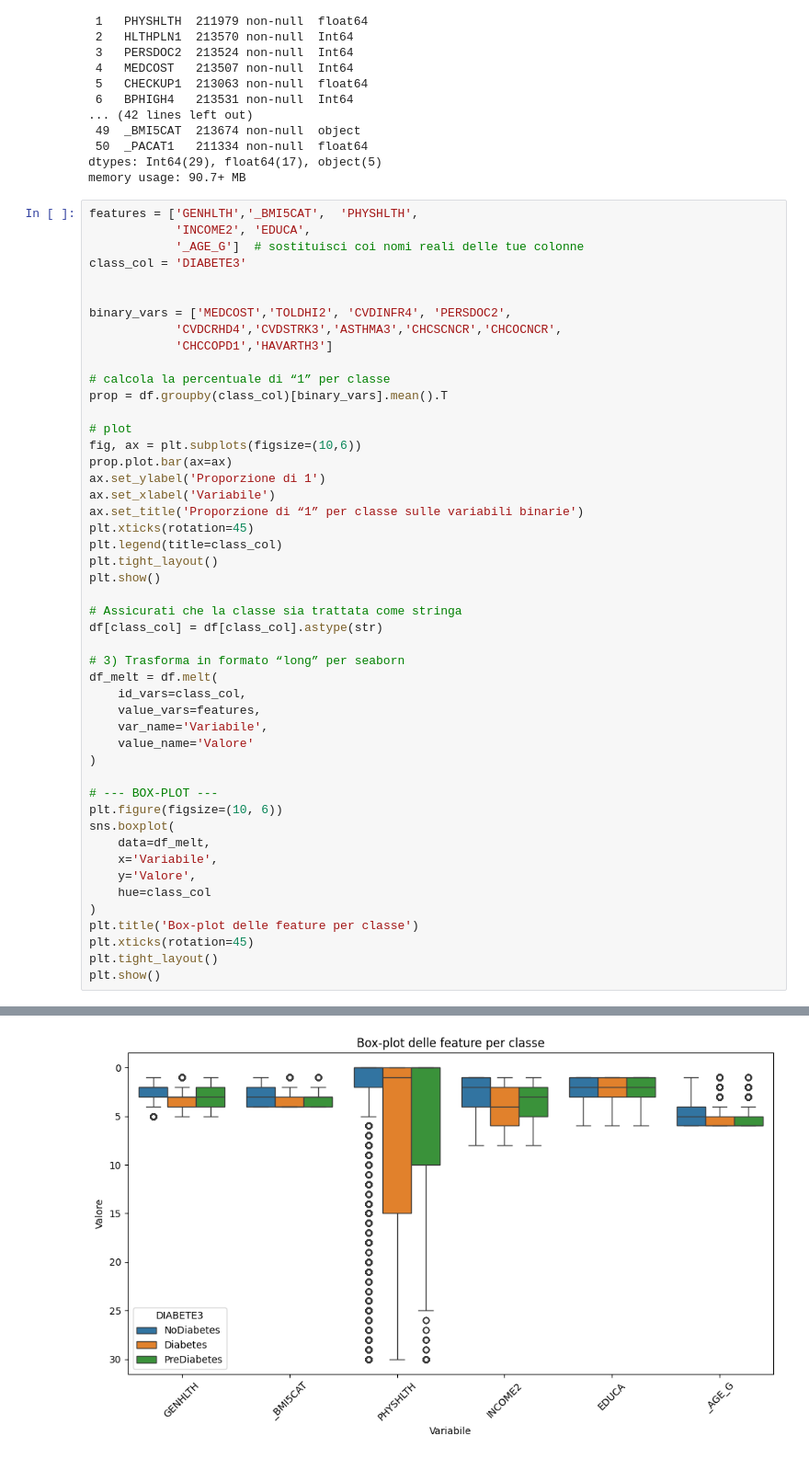
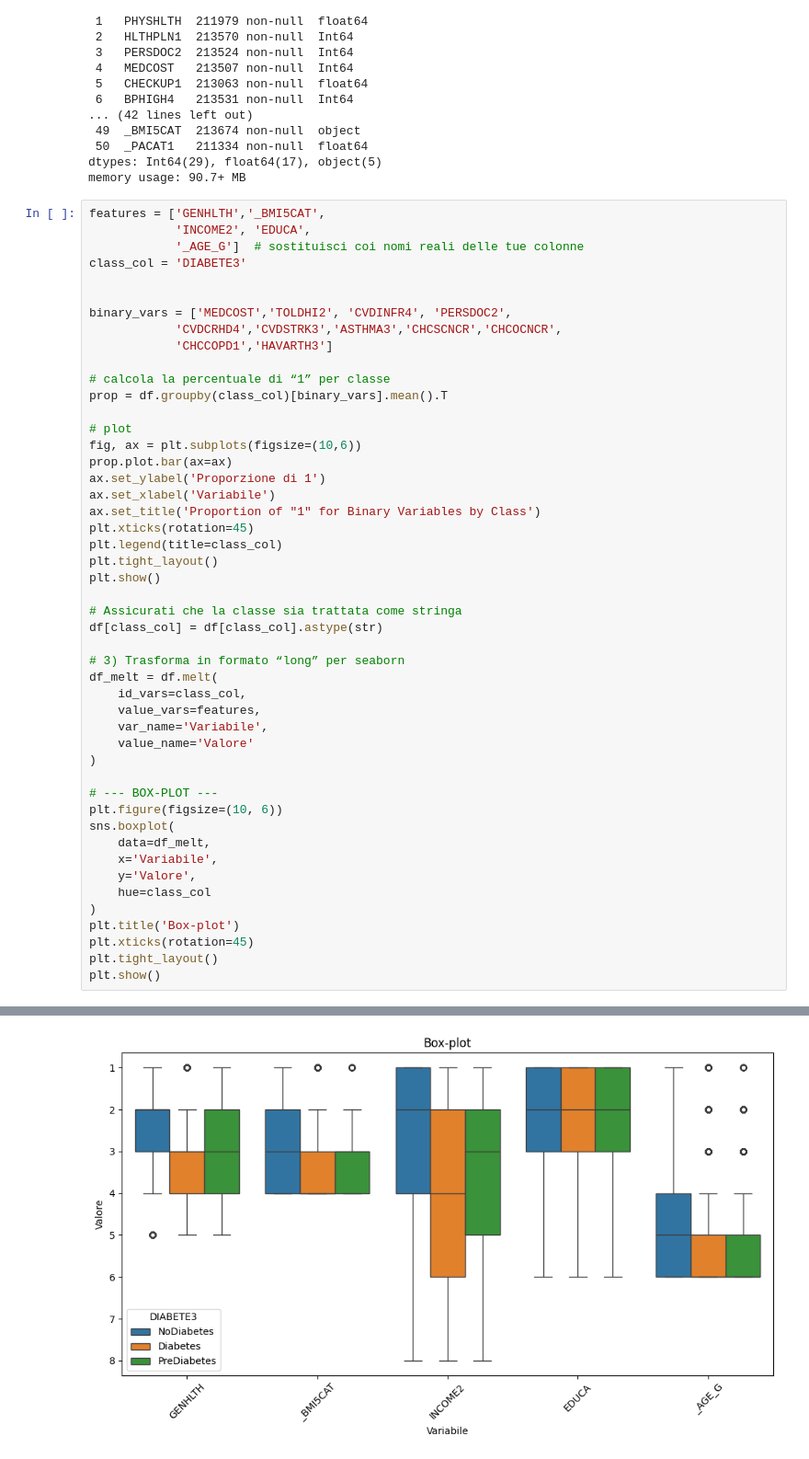
Before and after one commit to RossSacco/DmmlPJ, a Jupyter notebook: DataVisualization.ipynb, the cells around one changed output, grey strips where cells are left out. Shown: that part at 92% size. Drawn from its saved outputs; the diff is of its cells as text.

```diff
--- a/DataVisualization.ipynb
+++ b/DataVisualization.ipynb
@@ -773,7 +773,7 @@ Data columns (total 51 columns):
 dtypes: Int64(29), float64(17), object(5)
 memory usage: 90.7+ MB
 # %%
-features = ['GENHLTH','_BMI5CAT',  'PHYSHLTH',
+features = ['GENHLTH','_BMI5CAT',
             'INCOME2', 'EDUCA',
             '_AGE_G']  # sostituisci coi nomi reali delle tue colonne
 class_col = 'DIABETE3'
@@ -791,7 +791,7 @@ fig, ax = plt.subplots(figsize=(10,6))
 prop.plot.bar(ax=ax)
 ax.set_ylabel('Proporzione di 1')
 ax.set_xlabel('Variabile')
-ax.set_title('Proporzione di “1” per classe sulle variabili binarie')
+ax.set_title('Proportion of "1" for Binary Variables by Class')
 plt.xticks(rotation=45)
 plt.legend(title=class_col)
 plt.tight_layout()
@@ -816,7 +816,7 @@ sns.boxplot(
     y='Valore',
     hue=class_col
 )
-plt.title('Box‐plot delle feature per classe')
+plt.title('Box‐plot')
 plt.xticks(rotation=45)
 plt.tight_layout()
 plt.show()
@@ -825 +825 @@ plt.show()
-[figure, old version]
+[figure, new version]
```
Also changed, not shown: parts of 1 cell of this notebook, 9 other files.
